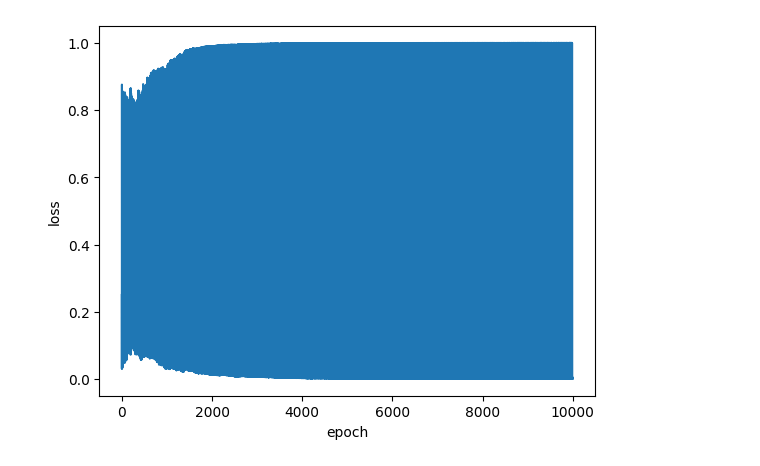
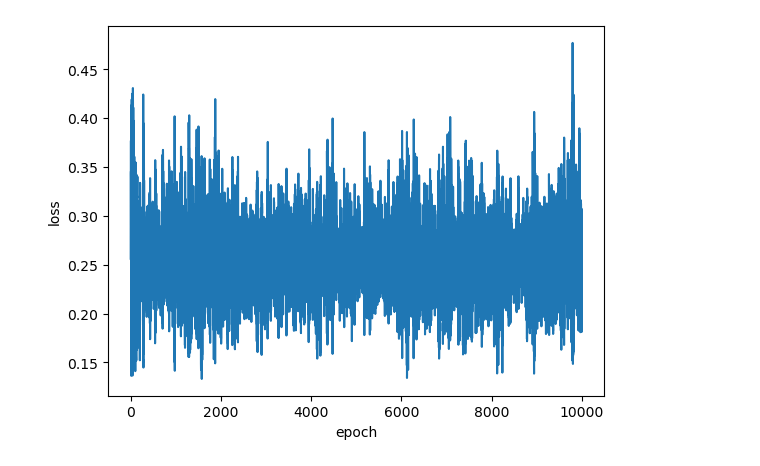
Before and after one commit to ByungWanLim/LAB_DP, a Jupyter notebook: Week3/MLP.ipynb, the cells around one changed output. Saved outputs shown, nothing was run; the diff lists cells and outputs as text; code cells hidden in the pictures.

```diff
--- a/Week3/MLP.ipynb
+++ b/Week3/MLP.ipynb
@@ -37,52 +36,64 @@ def sigmoid(x):
 # %%
 import numpy as np
+import random
 import matplotlib.pyplot as plt
+
+epochs = 10000
+learning_rate = 0.05
+
+# Input data setting
+## XOR data
+## 입력 데이터들, XOR Table에 맞게 정의해놓았습니다.
+train_inp = np.array([[0, 0], [0, 1], [1, 0], [1, 1]])
+train_out = np.array([0, 1, 1, 0])
+
+
+##-----------------------------------##
+##------- Activation Function -------##
+##-----------------------------------##
+def sigmoid(x):
+    return 1 / (1 + np.exp(-x))
 
 # Initialize weights and biases
 W1_1 = np.random.randn(2, 1)  # First layer weights
 b1_1 = np.zeros((1, 1))  # First layer biases
 
+# ----------------------------------- #
+# --------- Training Step ----------- #
+# ----------------------------------- #
+
 errors = []
 for epoch in range(epochs):
-    # 데이터 4가지 중 랜덤으로 하나 선택
-    idx = np.random.randint(4)
+    for i in range(len(train_inp)):
+        # 데이터 4가지 중 랜덤으로 하나 선택
+        idx = np.random.randint(4)
 
-    # 입력 데이터 xin과 해당하는 정답 ans 불러오기
-    xin = train_inp[idx].reshape(1, 2)
-    ans = train_out[idx]
+        # 입력 데이터 xin과 해당하는 정답 ans 불러오기
+        xin = train_inp[idx].reshape(1, 2)
+        ans = train_out[idx]
 
-    # Forward Pass
-    net1 = sigmoid(np.matmul(xin, W1_1) + b1_1)
+        # Forward Pass
+        net1 = sigmoid(np.matmul(xin, W1_1) + b1_1)
 
-    # Mean Squared Error (MSE)로 loss 계산
-    predictions = net1
-    targets = ans
-    loss = np.mean((predictions - targets) ** 2)
+        # Mean Squared Error (MSE)로 loss 계산
+        predictions = net1
+        targets = ans
+        loss = np.mean((predictions - targets) ** 2)
 
-    # Backpropagation을 통한 Weight의 Gradient calculation(update)
-    delta_W1 = np.matmul(xin.T, 2 * (predictions - targets) * (1 - net1**2))
-    delta_b1 = 2 * (predictions - targets) * (1 - net1**2)
+        # Backpropagation을 통한 Weight의 Gradient calculation(update)
+        delta_W1 = np.matmul(xin.T, 2 * (predictions - targets) * net1 * (1 - net1))
+        delta_b1 = 2 * (predictions - targets) * net1 * (1 - net1)
 
-    # 각 weight의 update 반영
-    W1_1 -= learning_rate * delta_W1
-    b1_1 -= learning_rate * delta_b1
+        # 각 weight의 update 반영
+        W1_1 -= learning_rate * delta_W1
+        b1_1 -= learning_rate * delta_b1
 
-    # 500번째 epoch마다 loss를 프린트합니다.
-    if epoch % 500 == 0:
-        print("epoch [{}/{}] loss: {:.4f}".format(epoch, epochs, float(loss)))
 
     # plot을 위해 값 저장
     errors.append(loss)
-
-for idx in range(4):
-    xin = train_inp[idx].reshape(1, 2)
-    ans = train_out[idx]
-
-    net1 = sigmoid(np.matmul(xin, W1_1) + b1_1)
-
-    pred = net1.item()
-
-    print("input: ", xin, ", answer: ", ans, ", pred: {:.4f}".format(float(pred)))
+    # 200번째 epoch마다 loss를 프린트합니다.
+    if epoch % 2000 == 0:
+        print("epoch [{}/{}] loss: {:.4f}".format(epoch, epochs, float(loss)))
 
 # 학습이 끝난 후, loss를 확인합니다.
 loss = np.array(errors)
@@ -91,6 +102,22 @@ plt.xlabel("epoch")
 plt.ylabel("loss")
 plt.show()
 
-np.savetxt("20161529_weight_layer1.txt", (W1_1), fmt="%s")
-np.savetxt("20161529_bias_layer1.txt", (b1_1), fmt="%s")
+# -----------------------------------#
+# --------- Testing Step ------------#
+# -----------------------------------#
+
+for idx in range(4):
+    xin = train_inp[idx].reshape(1, 2)
+    ans = train_out[idx]
+
+    net1 = sigmoid(np.matmul(xin, W1_1) + b1_1)
+
+    pred = net1
+
+    print("input: ", xin, ", answer: ", ans, ", pred: {:.4f}".format(float(pred)))
+
+
+print(W1_1)
+print(b1_1)
+#np.savetxt('/content/drive/My Drive/Colab Notebooks/20161529_weight_layer1.txt', (W1_1, b1_1), fmt="%s")
 # %% [output]
@@ -114 +129 @@ input:  [[1 1]] , answer:  0 , pred: 0.9999
-[figure, old version]
+[figure, new version]
```
Also changed, not shown: parts of 4 cells of this notebook.
